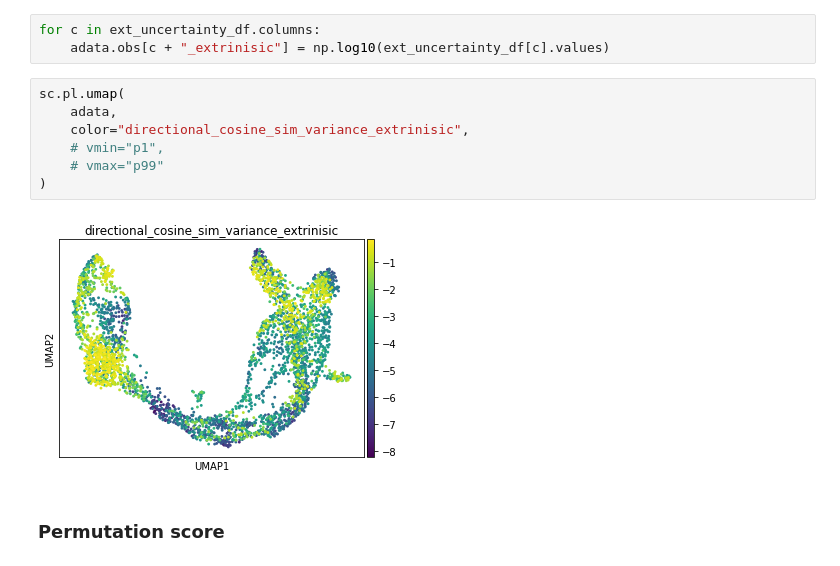
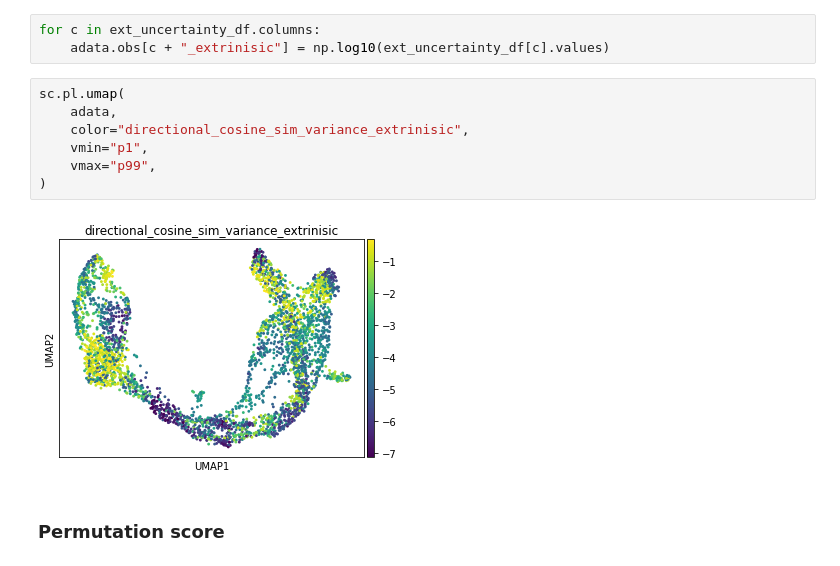
Before and after one commit to YosefLab/velovi, a Jupyter notebook: docs/tutorial.ipynb, the cells around one changed output. Cells and saved outputs as stored; diff of their text form.

```diff
--- a/docs/tutorial.ipynb
+++ b/docs/tutorial.ipynb
@@ -192,12 +188,12 @@ for c in ext_uncertainty_df.columns:
 # %%
 sc.pl.umap(
     adata,
     color="directional_cosine_sim_variance_extrinisic",
-    # vmin="p1",
-    # vmax="p99"
+    vmin="p1",
+    vmax="p99",
 )
 # %% [output]
-[figure, old version]
+[figure, new version]
 # %% [markdown]
 ### Permutation score
 # %%
```
Also changed, not shown: parts of 10 cells of this notebook.
